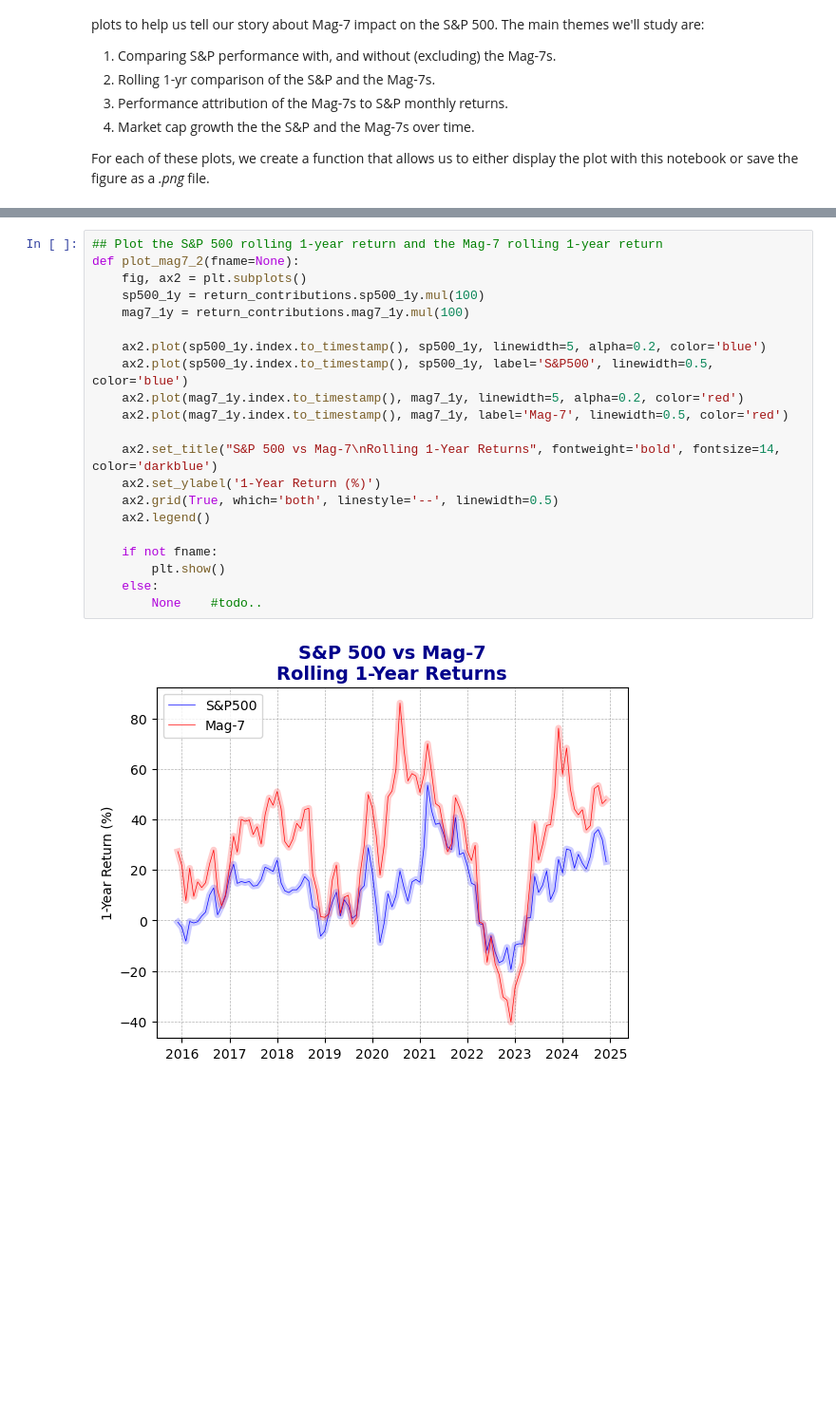
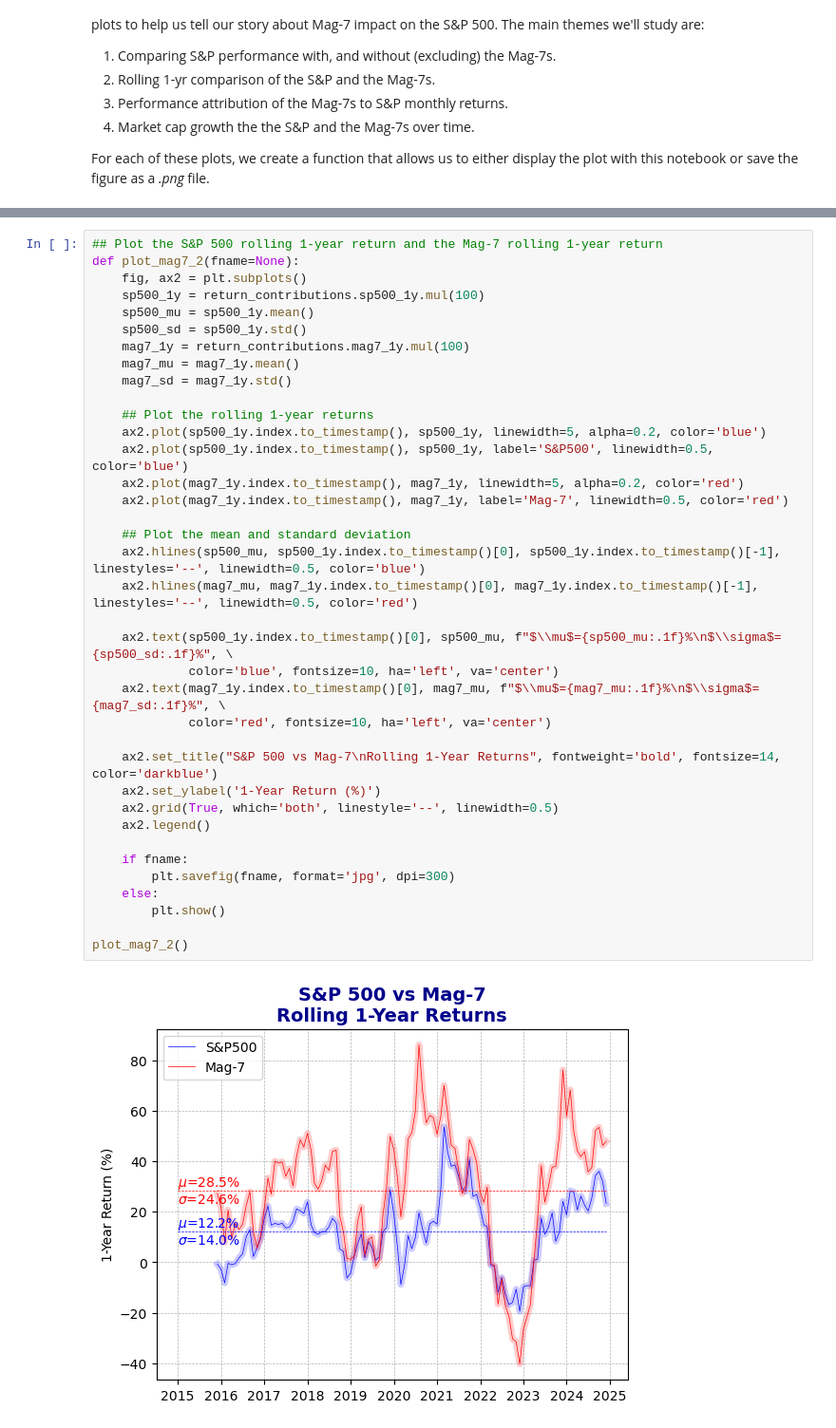
Before and after one commit to rtrimble13/tb-notebooks, a Jupyter notebook: src/202502_mag7.ipynb, the cells around one changed output, grey strips where cells are left out. Shown: that part at 95% size. Drawn from its saved outputs; the diff is of its cells as text; blank space fills up the shorter version.

Commit message:
Finished first draft and chart enhancements.

```diff
--- a/src/202502_mag7.ipynb
+++ b/src/202502_mag7.ipynb
@@ -295,23 +303,39 @@ plot_mag7_1()
 # %%
 ## Plot the S&P 500 rolling 1-year return and the Mag-7 rolling 1-year return
 def plot_mag7_2(fname=None):
     fig, ax2 = plt.subplots()
     sp500_1y = return_contributions.sp500_1y.mul(100)
+    sp500_mu = sp500_1y.mean()
+    sp500_sd = sp500_1y.std()
     mag7_1y = return_contributions.mag7_1y.mul(100)
+    mag7_mu = mag7_1y.mean()
+    mag7_sd = mag7_1y.std()
 
+    ## Plot the rolling 1-year returns
     ax2.plot(sp500_1y.index.to_timestamp(), sp500_1y, linewidth=5, alpha=0.2, color='blue')
     ax2.plot(sp500_1y.index.to_timestamp(), sp500_1y, label='S&P500', linewidth=0.5, color='blue')
     ax2.plot(mag7_1y.index.to_timestamp(), mag7_1y, linewidth=5, alpha=0.2, color='red')
     ax2.plot(mag7_1y.index.to_timestamp(), mag7_1y, label='Mag-7', linewidth=0.5, color='red')
+
+    ## Plot the mean and standard deviation
+    ax2.hlines(sp500_mu, sp500_1y.index.to_timestamp()[0], sp500_1y.index.to_timestamp()[-1], linestyles='--', linewidth=0.5, color='blue')
+    ax2.hlines(mag7_mu, mag7_1y.index.to_timestamp()[0], mag7_1y.index.to_timestamp()[-1], linestyles='--', linewidth=0.5, color='red')
+
+    ax2.text(sp500_1y.index.to_timestamp()[0], sp500_mu, f"$\\mu$={sp500_mu:.1f}%\n$\\sigma$={sp500_sd:.1f}%", \
+             color='blue', fontsize=10, ha='left', va='center')
+    ax2.text(mag7_1y.index.to_timestamp()[0], mag7_mu, f"$\\mu$={mag7_mu:.1f}%\n$\\sigma$={mag7_sd:.1f}%", \
+             color='red', fontsize=10, ha='left', va='center')
 
     ax2.set_title("S&P 500 vs Mag-7\nRolling 1-Year Returns", fontweight='bold', fontsize=14, color='darkblue')
     ax2.set_ylabel('1-Year Return (%)')
     ax2.grid(True, which='both', linestyle='--', linewidth=0.5)
     ax2.legend()
 
-    if not fname:
+    if fname:
+        plt.savefig(fname, format='jpg', dpi=300)
+    else:
         plt.show()
-    else:
-        None    #todo..
+
+plot_mag7_2()
 # %% [output]
-[figure, old version]
+[figure, new version]
```
Also changed, not shown: parts of 5 cells of this notebook.
